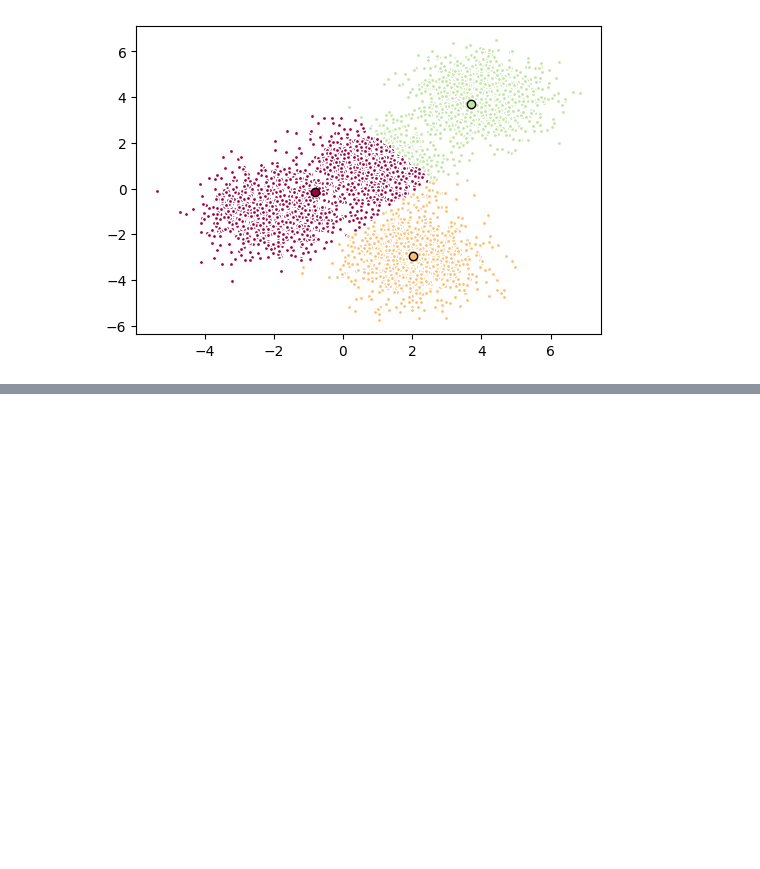
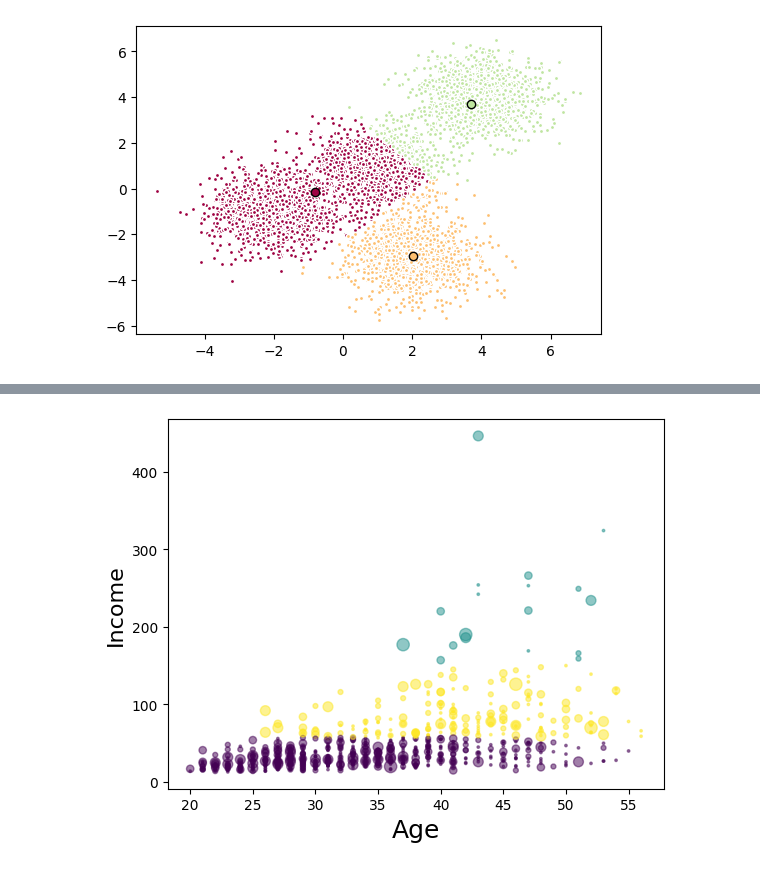
Before and after one commit to BPasour/IBM-AI-Engineering, a Jupyter notebook: Machine Learning with Python/K-MeansClustering.ipynb, the cells around one changed output, grey strips where cells are left out. Cells and saved outputs as stored; diff of their text form; code cells hidden in the pictures; blank space fills up the shorter version.

```diff
--- a/Machine Learning with Python/K-MeansClustering.ipynb
+++ b/Machine Learning with Python/K-MeansClustering.ipynb
@@ -100,3 +100,8 @@ for k, col in zip(range(len(k_means_3.cluster_centers_)), colors):
 plt.show()
 # %% [output]
 [figure]
+# %%
+# Customer segmentation dataset
+import pandas as pd
+cust_df = pd.read_csv("https://cf-courses-data.s3.us.cloud-object-storage.appdomain.cloud/IBMDeveloperSkillsNetwork-ML0101EN-SkillsNetwork/labs/Module%204/data/Cust_Segmentation.csv")
+cust_df.head()
@@ -102,0 +115,4 @@ plt.show()
+# %%
+# Drop Address column, since it's categorical and not numerical
+df = cust_df.drop('Address', axis=1)
+df.head()
@@ -102,0 +126,8 @@ plt.show()
+# %%
+# Normalize the dataset
+
+from sklearn.preprocessing import StandardScaler
+X = df.values[:,1:]
+X = np.nan_to_num(X)
+Clus_dataSet = StandardScaler().fit_transform(X)
+Clus_dataSet
@@ -102,0 +148,8 @@ plt.show()
+# %%
+# Apply k-means with three clusters and look at labels
+
+clusterNum = 3
+k_means = KMeans(init = "k-means++", n_clusters = clusterNum, n_init = 12)
+k_means.fit(X)
+labels = k_means.labels_
+print(labels)
@@ -102,0 +196,11 @@ plt.show()
+# %%
+# Plot data based on two features (age and income)
+
+area = np.pi * ( X[:, 1])**2
+plt.scatter(X[:, 0], X[:, 3], s=area, c=labels.astype(float), alpha=0.5)
+plt.xlabel('Age', fontsize=18)
+plt.ylabel('Income', fontsize=16)
+
+plt.show()
+# %% [output]
+[figure, added]
```
Also changed, not shown: parts of 7 cells of this notebook, 5 other files.
